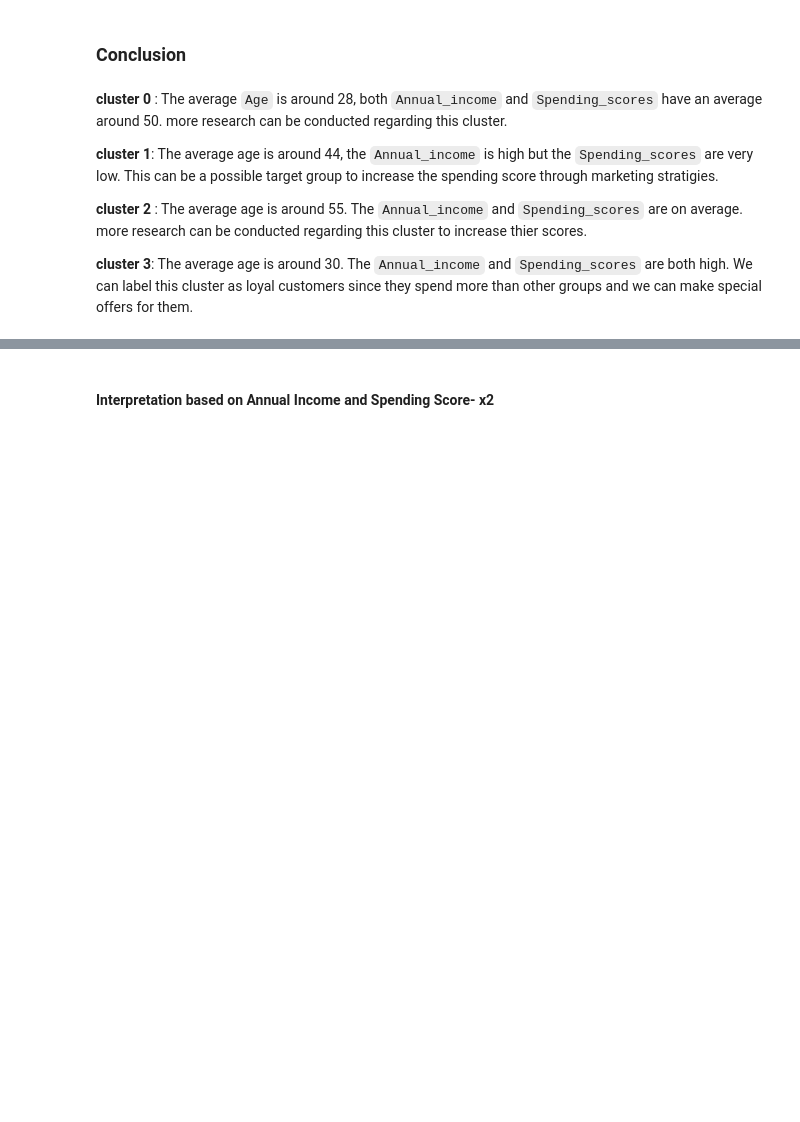
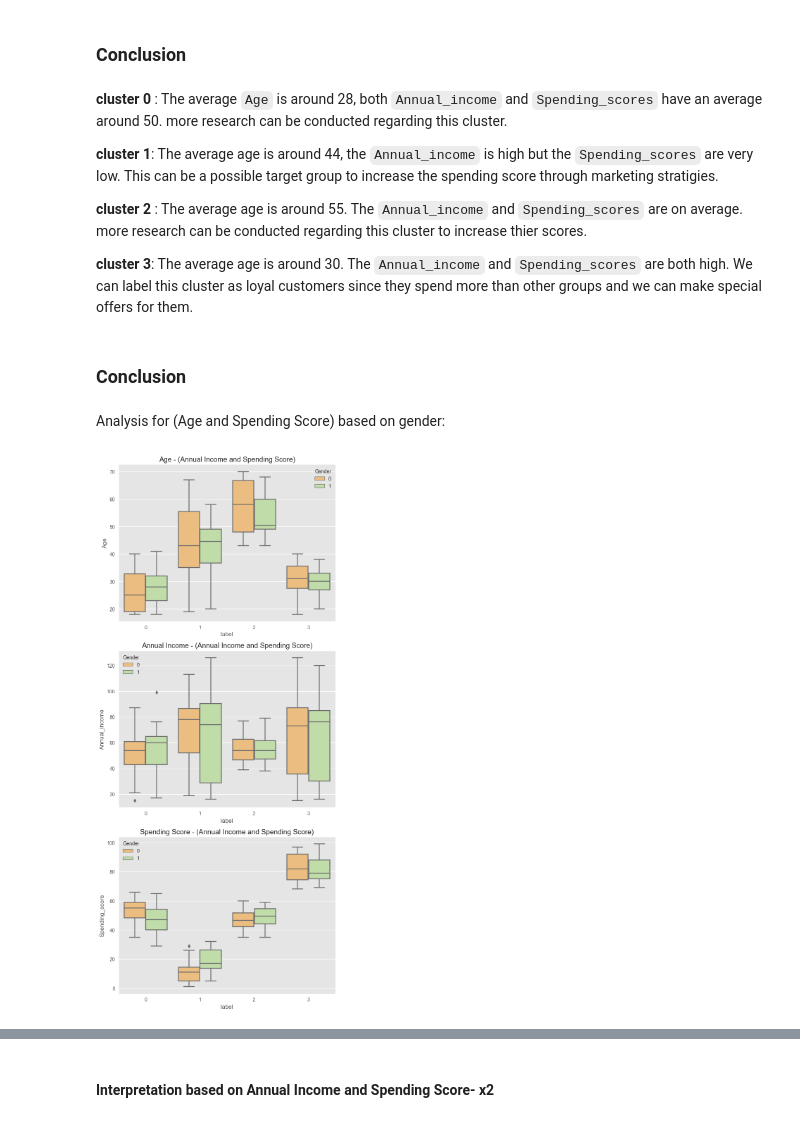
Before and after one commit to 0xArwa/Customer_Segmentation, a Jupyter notebook: Cluestering_Analysis_Customers_Segmentation.ipynb, the cells around one changed output, grey strips where cells are left out. Cells and saved outputs as stored; diff of their text form; code cells hidden in the pictures; blank space fills up the shorter version.

```diff
--- a/Cluestering_Analysis_Customers_Segmentation.ipynb
+++ b/Cluestering_Analysis_Customers_Segmentation.ipynb
@@ -854,3 +849,26 @@ more research can be conducted regarding this cluster to increase thier scores.
 
 **cluster 3**: The average age is around 30. The `Annual_income` and `Spending_scores` are both high.
 We can label this cluster as loyal customers since they spend more than other groups and we can make special offers for them.
+# %% [markdown]
+### Conclusion
+# %% [markdown]
+Analysis for (Age and Spending Score) based on gender:
+# %%
+plt.figure(figsize=(7, 16))
+
+plt.subplot(311)
+ax = sns.boxplot(data = df_with_labels, y='Age', x='label', hue='Gender',palette='Spectral')
+plt.title('Age - (Annual Income and Spending Score)')
+
+plt.subplot(312)
+ax = sns.boxplot(data = df_with_labels, y='Annual_income', x='label', hue='Gender', palette='Spectral')
+plt.title('Annual Income - (Annual Income and Spending Score)')
+
+plt.subplot(313)
+sns.boxplot(data = df_with_labels, y='Spending_score', x='label', hue='Gender', palette='Spectral')
+plt.title('Spending Score - (Annual Income and Spending Score)')
+
+plt.tight_layout()
+plt.show();
+# %% [output]
+[figure, added]
```
Also changed, not shown: parts of 25 cells of this notebook.
